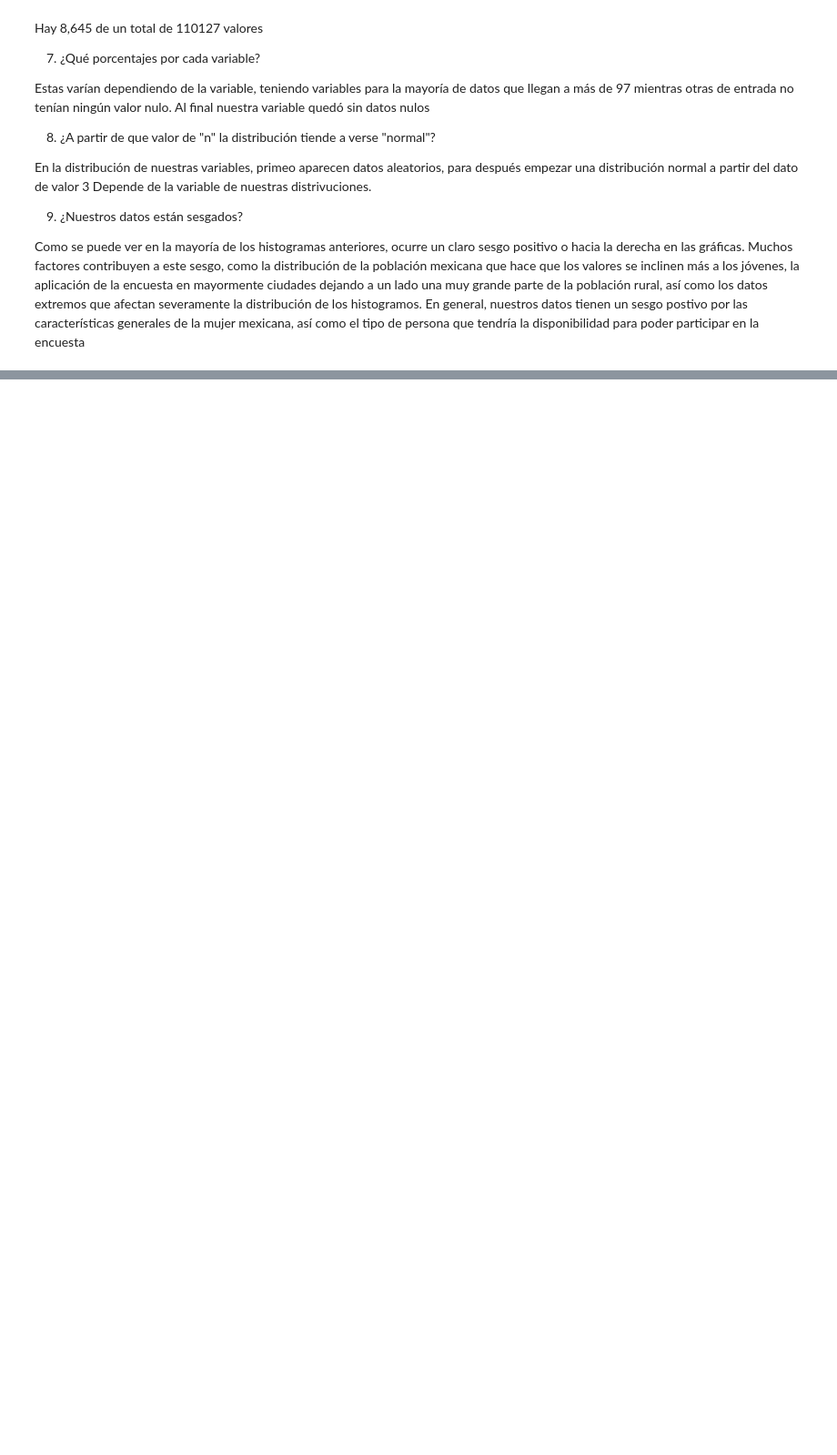
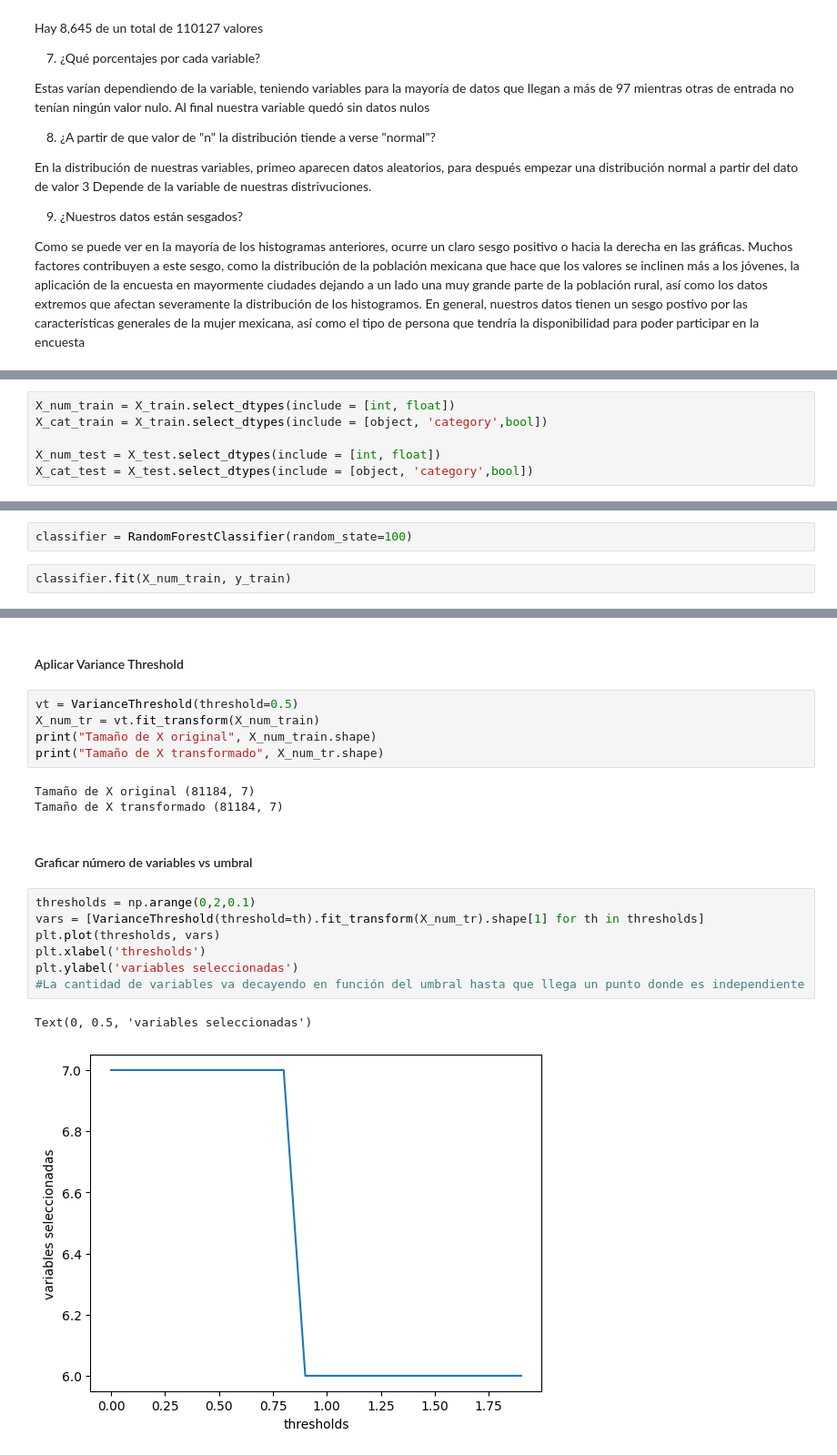
Before and after one commit to Johannacam/University-Projects, a Jupyter notebook: Predictive Modeling for Domestic Violence Risk/Complete_code.ipynb, the cells around one changed output, grey strips where cells are left out. Shown at 91% size. Saved outputs shown, nothing was run; the diff lists cells and outputs as text; blank space fills up the shorter version.

```diff
--- a/Predictive Modeling for Domestic Violence Risk/Complete_code.ipynb
+++ b/Predictive Modeling for Domestic Violence Risk/Complete_code.ipynb
@@ -1041,0 +1162,6 @@ To see all available configurables, use `--help-all`.
+# %%
+X_num_train = X_train.select_dtypes(include = [int, float])
+X_cat_train = X_train.select_dtypes(include = [object, 'category',bool])
+
+X_num_test = X_test.select_dtypes(include = [int, float])
+X_cat_test = X_test.select_dtypes(include = [object, 'category',bool])
@@ -1041,0 +1170,4 @@ To see all available configurables, use `--help-all`.
+# %%
+classifier = RandomForestClassifier(random_state=100)
+# %%
+classifier.fit(X_num_train, y_train)
@@ -1041,0 +1198,22 @@ To see all available configurables, use `--help-all`.
+# %% [markdown]
+#### Aplicar Variance Threshold
+# %%
+vt = VarianceThreshold(threshold=0.5)
+X_num_tr = vt.fit_transform(X_num_train)
+print("Tamaño de X original", X_num_train.shape)
+print("Tamaño de X transformado", X_num_tr.shape)
+# %% [output]
+Tamaño de X original (81184, 7)
+Tamaño de X transformado (81184, 7)
+# %% [markdown]
+#### Graficar número de variables vs umbral
+# %%
+thresholds = np.arange(0,2,0.1)
+vars = [VarianceThreshold(threshold=th).fit_transform(X_num_tr).shape[1] for th in thresholds]
+plt.plot(thresholds, vars)
+plt.xlabel('thresholds')
+plt.ylabel('variables seleccionadas')
+#La cantidad de variables va decayendo en función del umbral hasta que llega un punto donde es independiente
+# %% [output]
+Text(0, 0.5, 'variables seleccionadas')
+[figure, added]
```
Also changed, not shown: parts of 113 cells of this notebook.
